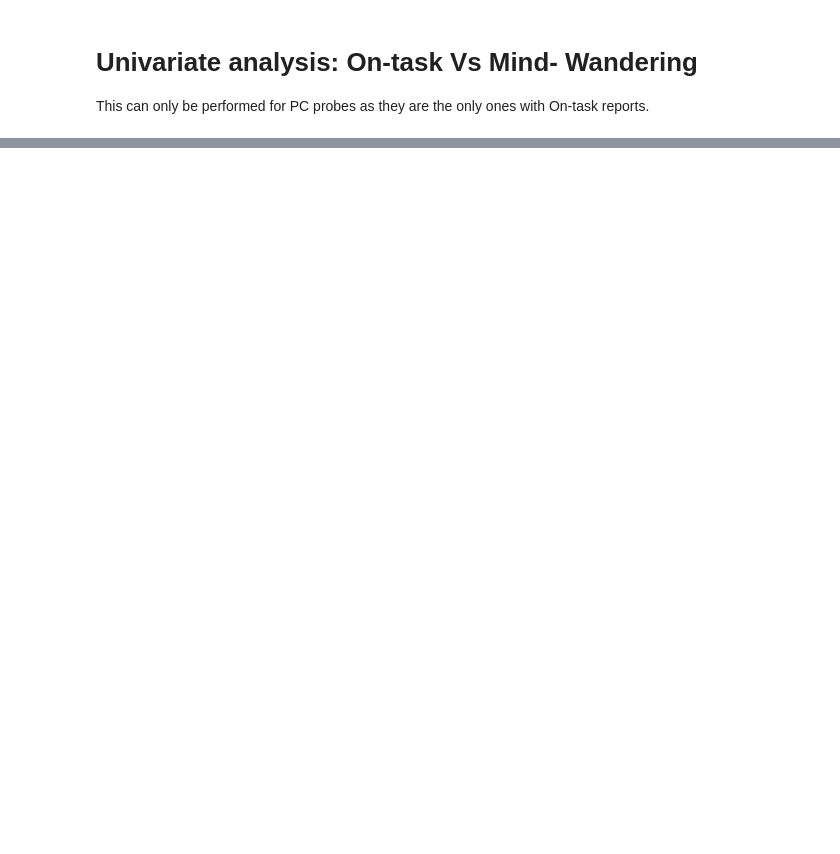
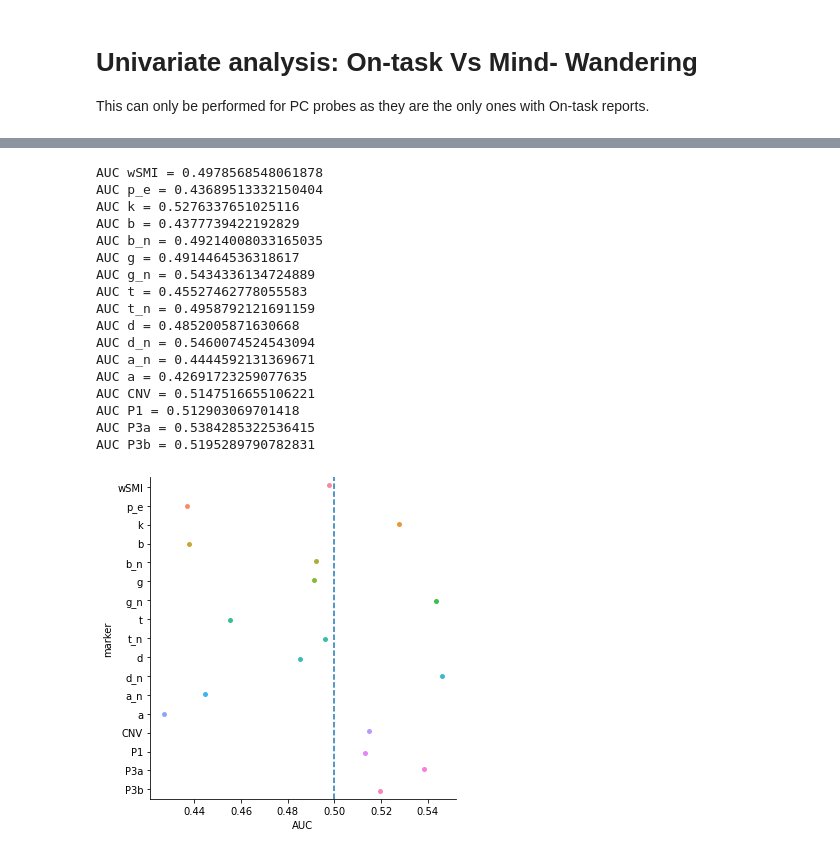
Before and after one commit to Nicobruno92/mw_markers_project, a Jupyter notebook: univariate_analysis.ipynb, the cells around one changed output, grey strips where cells are left out. Saved outputs shown, nothing was run; the diff lists cells and outputs as text; code cells hidden in the pictures; blank space fills up the shorter version.

```diff
--- a/univariate_analysis.ipynb
+++ b/univariate_analysis.ipynb
@@ -91,0 +143,39 @@ aucs = cross_val_score(
+# %%
+df_mw = (
+    df_markers
+    .query("probe == 'SC'")
+    .query("mind != 'on-task'")
+    .drop(['participant', 'probe'], axis = 1)
+)
+# %%
+markers = df_mw.drop('mind', axis = 1).columns
+
+AUC = []
+for i in markers:
+    auc = roc_auc_score(df_mw['mind'], df_mw[i])
+    print(f'AUC {i} = {auc}')
+    AUC.append([i, auc])
+df_auc = pd.DataFrame(AUC, columns = ['marker', 'AUC'])
+
+sns.catplot(x = 'AUC', y = 'marker', data = df_auc, orient = 'h')
+plt.axvline(x = 0.5, linestyle = 'dashed')
+plt.show()
+# %% [output]
+AUC wSMI = 0.4978568548061878
+AUC p_e = 0.43689513332150404
+AUC k = 0.5276337651025116
+AUC b = 0.4377739422192829
+AUC b_n = 0.49214008033165035
+AUC g = 0.4914464536318617
+AUC g_n = 0.5434336134724889
+AUC t = 0.45527462778055583
+AUC t_n = 0.4958792121691159
+AUC d = 0.4852005871630668
+AUC d_n = 0.5460074524543094
+AUC a_n = 0.4444592131369671
+AUC a = 0.42691723259077635
+AUC CNV = 0.5147516655106221
+AUC P1 = 0.512903069701418
+AUC P3a = 0.5384285322536415
+AUC P3b = 0.5195289790782831
+[figure, added]
```
Also changed, not shown: parts of 11 cells of this notebook, 4 other files.
